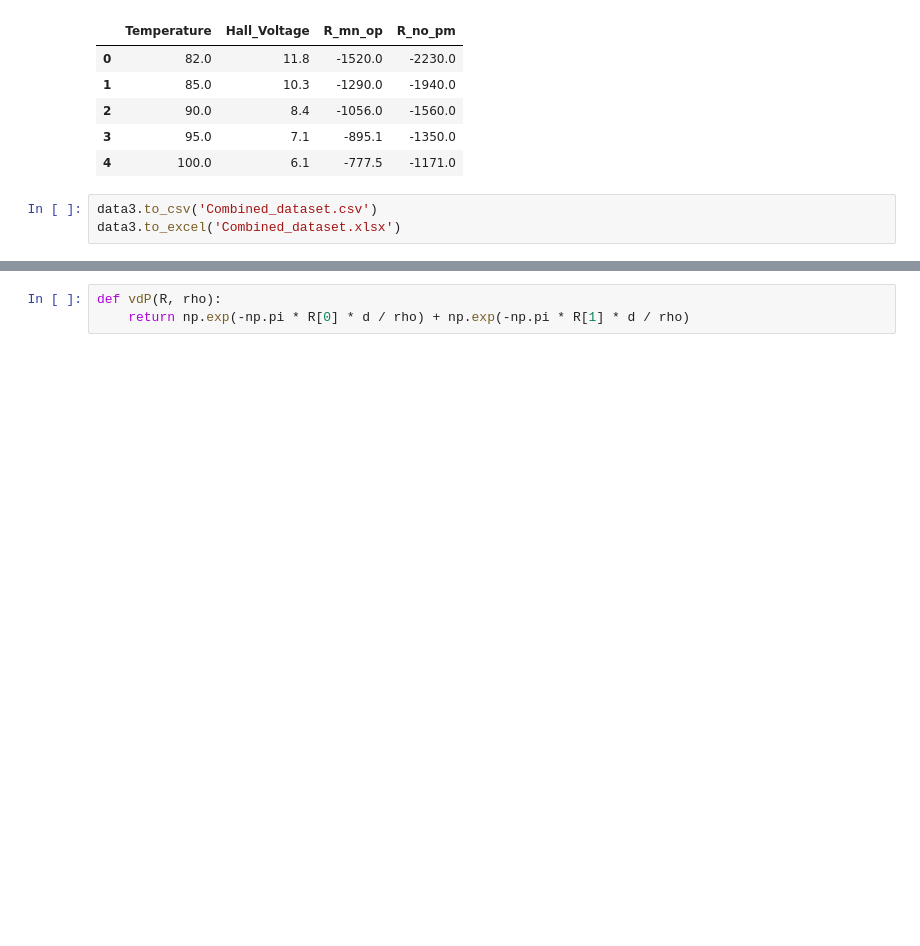
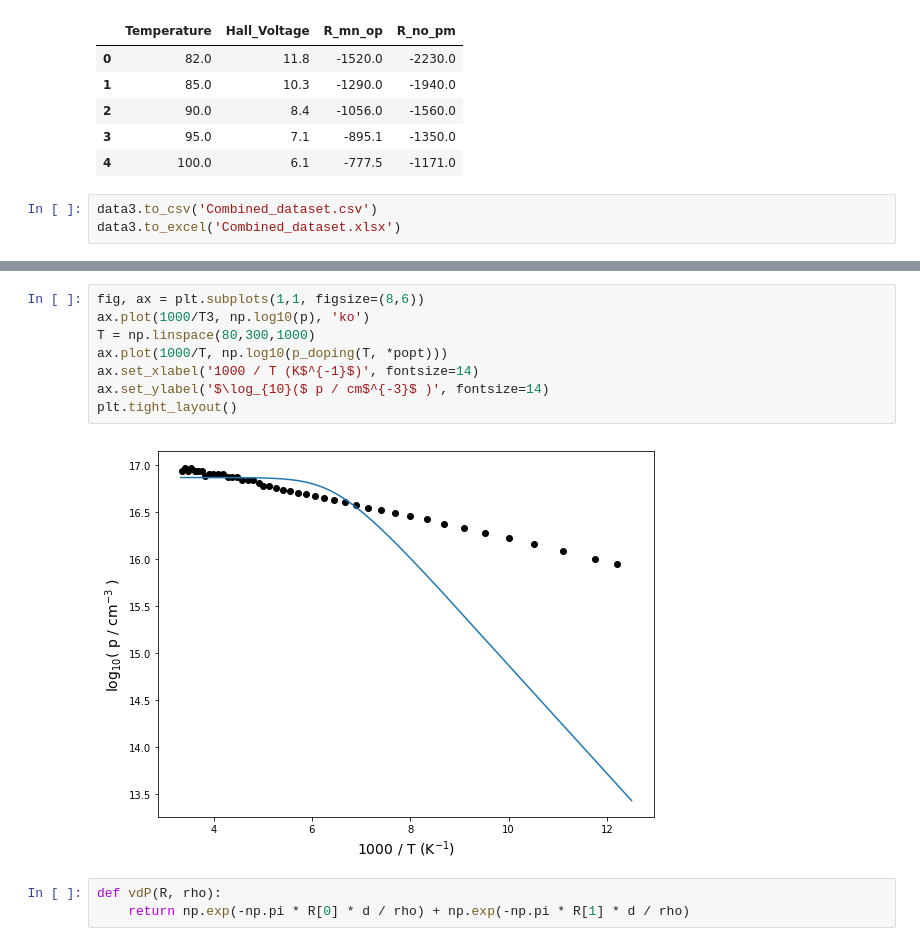
Before and after one commit to iyanmv/APL_ws18-19, a Jupyter notebook: Hall/Hall_effect.ipynb, the cells around one changed output, grey strips where cells are left out. Cells and saved outputs as stored; diff of their text form; blank space fills up the shorter version.

```diff
--- a/Hall/Hall_effect.ipynb
+++ b/Hall/Hall_effect.ipynb
@@ -245,3 +300,13 @@ R_H = U_Hall * d / (B * I0)
+# %%
+fig, ax = plt.subplots(1,1, figsize=(8,6))
+ax.plot(1000/T3, np.log10(p), 'ko')
+T = np.linspace(80,300,1000)
+ax.plot(1000/T, np.log10(p_doping(T, *popt)))
+ax.set_xlabel('1000 / T (K$^{-1}$)', fontsize=14)
+ax.set_ylabel('$\log_{10}($ p / cm$^{-3}$ )', fontsize=14)
+plt.tight_layout()
+# %% [output]
+[figure, added]
 # %%
 def vdP(R, rho):
     return np.exp(-np.pi * R[0] * d / rho) + np.exp(-np.pi * R[1] * d / rho)
```
Also changed, not shown: parts of 12 cells of this notebook.
